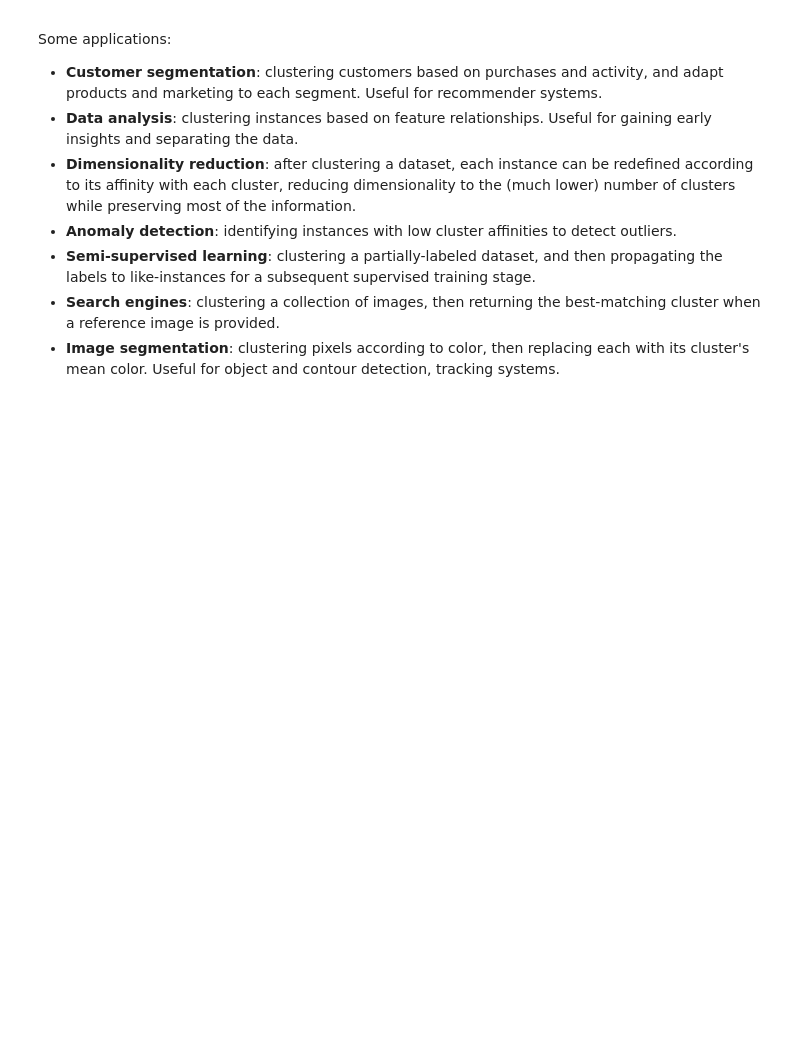
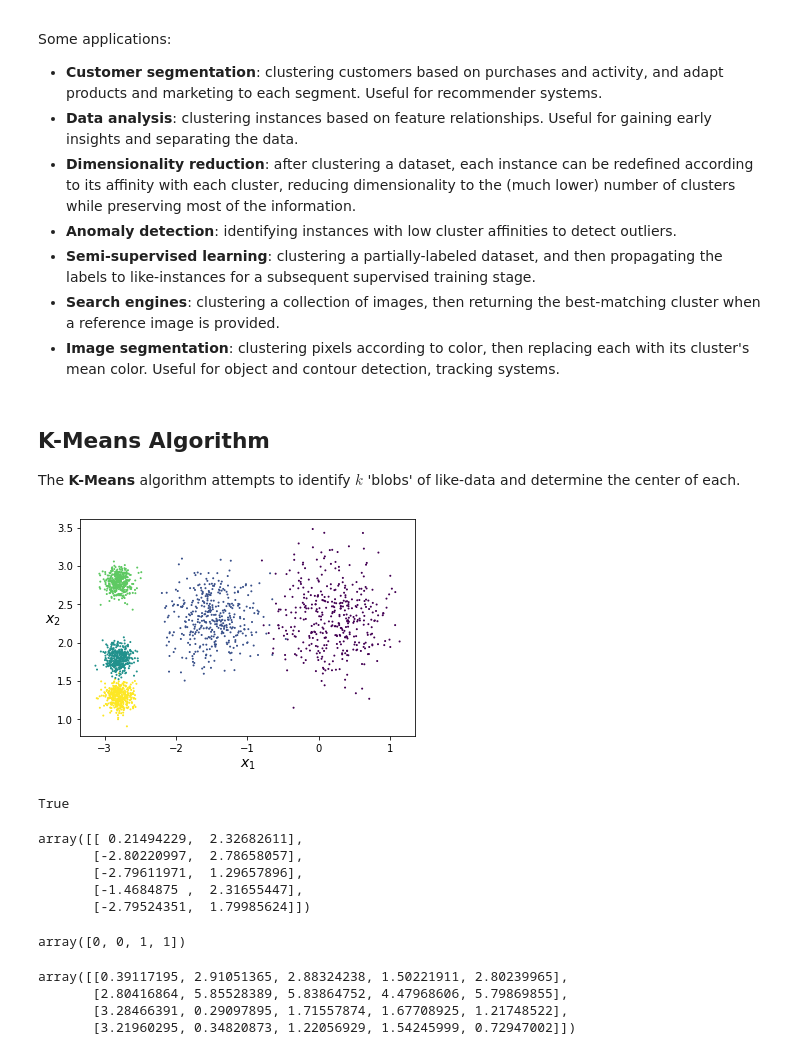
Before and after one commit to codywill/ml-sandbox, a Jupyter notebook: hands-on/Chapter 9 - Unsupervised Learning.ipynb, the cells around one changed output. Drawn from its saved outputs; the diff is of its cells as text; code cells hidden in the pictures; blank space fills up the shorter version.

Commit message:
Added notes on kmeans

```diff
--- a/hands-on/Chapter 9 - Unsupervised Learning.ipynb
+++ b/hands-on/Chapter 9 - Unsupervised Learning.ipynb
@@ -36,3 +36,38 @@ Some applications:
 - **Semi-supervised learning**: clustering a partially-labeled dataset, and then propagating the labels to like-instances for a subsequent supervised training stage.
 - **Search engines**: clustering a collection of images, then returning the best-matching cluster when a reference image is provided.
 - **Image segmentation**: clustering pixels according to color, then replacing each with its cluster's mean color. Useful for object and contour detection, tracking systems.
+# %% [markdown]
+## K-Means Algorithm
+
+The **K-Means** algorithm attempts to identify $k$ 'blobs' of like-data and determine the center of each.
+# %%
+import numpy as np
+from sklearn.datasets import make_blobs
+
+# Sample blob data centers
+blob_centers = np.array([
+    [0.2, 2.3],
+    [-1.5, 2.3],
+    [-2.8, 1.8],
+    [-2.8, 2.8],
+    [-2.8, 1.3]
+])
+
+# Standard deviations for each blob
+blob_std = np.array([0.4, 0.3, 0.1, 0.1, 0.1])
+
+# Generate sample blobs
+X, y = make_blobs(n_samples=2000, centers=blob_centers, cluster_std=blob_std, random_state=47)
+# %%
+import matplotlib.pyplot as plt
+
+# Helper function to plot clusters
+def plot_clusters(X, y=None):
+    plt.scatter(X[:, 0], X[:, 1], c=y, s=1)
+    plt.xlabel("$x_1$", fontsize=14)
+    plt.ylabel("$x_2$", fontsize=14, rotation=0)
+# %%
+# Plot sample dataset, identifying each cluster with a color
+plot_clusters(X, y)
+# %% [output]
+[figure, added]
@@ -38,0 +80,28 @@ Some applications:
+# %%
+# The training set labels are preserved
+y_pred is kmeans.labels_
+# %% [output]
+True
+# %%
+# Access the kmeans cluster centers
+kmeans.cluster_centers_
+# %% [output]
+array([[ 0.21494229,  2.32682611],
+       [-2.80220997,  2.78658057],
+       [-2.79611971,  1.29657896],
+       [-1.4684875 ,  2.31655447],
+       [-2.79524351,  1.79985624]])
+# %%
+# Predict new instances
+X_new = np.array([[0, 2], [3, 2], [-3, 3], [-3, 2.5]])
+kmeans.predict(X_new)
+# %% [output]
+array([0, 0, 1, 1])
+# %%
+# Transform measures the distance from each instance to the center of each cluster
+kmeans.transform(X_new)
+# %% [output]
+array([[0.39117195, 2.91051365, 2.88324238, 1.50221911, 2.80239965],
+       [2.80416864, 5.85528389, 5.83864752, 4.47968606, 5.79869855],
+       [3.28466391, 0.29097895, 1.71557874, 1.67708925, 1.21748522],
+       [3.21960295, 0.34820873, 1.22056929, 1.54245999, 0.72947002]])
```
Also changed, not shown: parts of 1 cell of this notebook.
